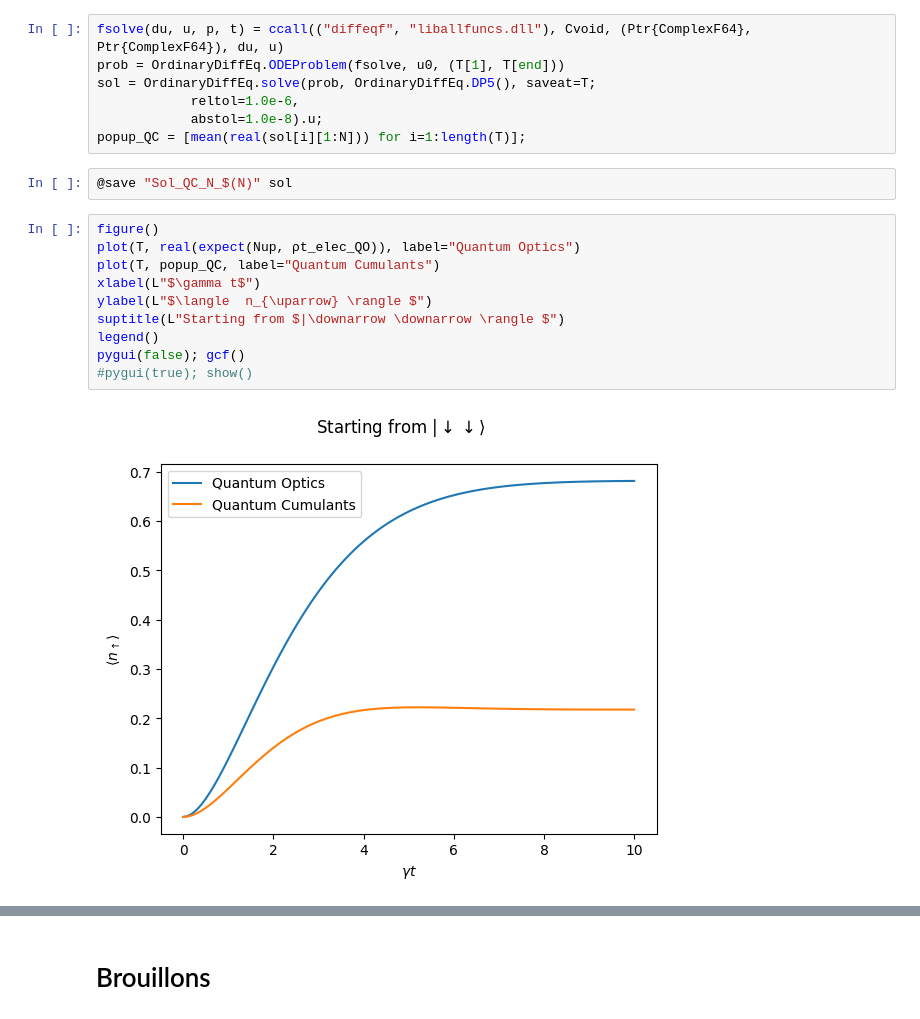
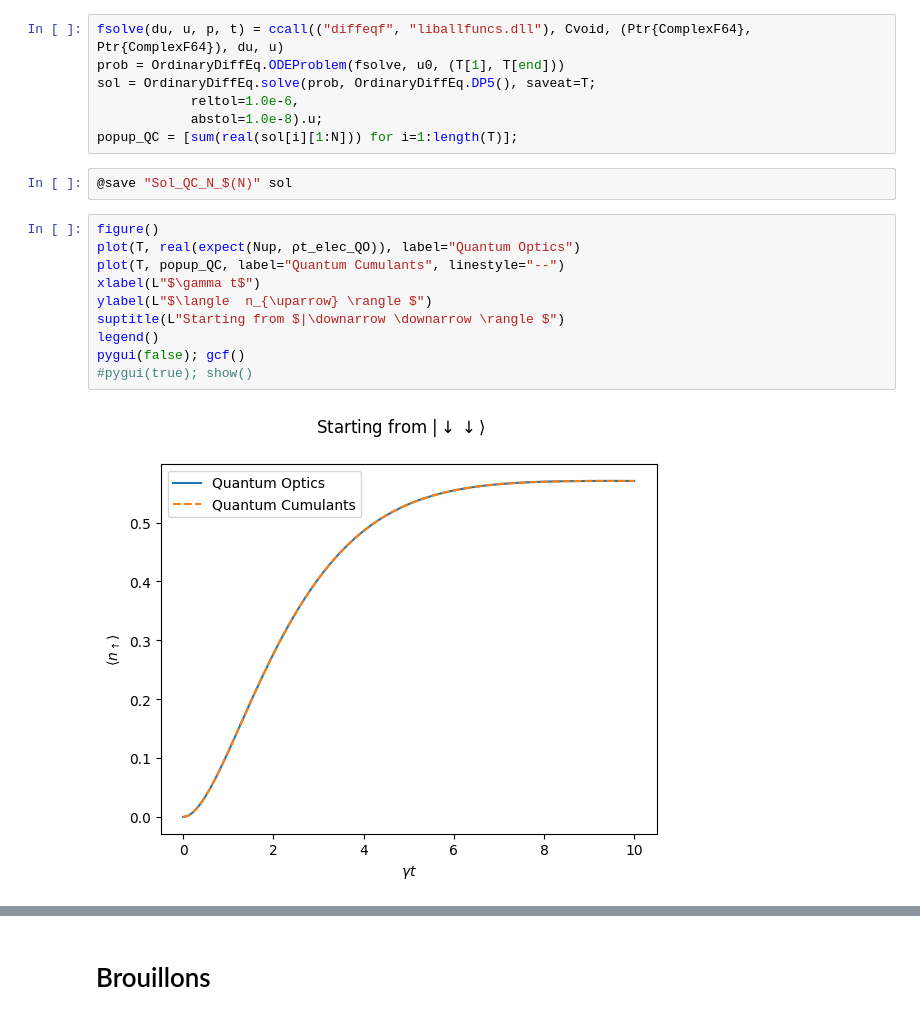
Before and after one commit to DolbeaultRemy/SR_droplets, a Jupyter notebook: QuantumCumulants/Model2/Comparison_QC_QO/8_atoms/Comparison_QC_QO.ipynb, the cells around one changed output, grey strips where cells are left out. Cells and saved outputs as stored; diff of their text form.

```diff
--- a/QuantumCumulants/Model2/Comparison_QC_QO/8_atoms/Comparison_QC_QO.ipynb
+++ b/QuantumCumulants/Model2/Comparison_QC_QO/8_atoms/Comparison_QC_QO.ipynb
@@ -130,18 +130,18 @@ prob = OrdinaryDiffEq.ODEProblem(fsolve, u0, (T[1], T[end]))
 sol = OrdinaryDiffEq.solve(prob, OrdinaryDiffEq.DP5(), saveat=T;
             reltol=1.0e-6,
             abstol=1.0e-8).u;
-popup_QC = [mean(real(sol[i][1:N])) for i=1:length(T)];
+popup_QC = [sum(real(sol[i][1:N])) for i=1:length(T)];
 # %%
 @save "Sol_QC_N_$(N)" sol
 # %%
 figure()
 plot(T, real(expect(Nup, ρt_elec_QO)), label="Quantum Optics")
-plot(T, popup_QC, label="Quantum Cumulants")
+plot(T, popup_QC, label="Quantum Cumulants", linestyle="--")
 xlabel(L"$\gamma t$")
 ylabel(L"$\langle  n_{\uparrow} \rangle $")
 suptitle(L"Starting from $|\downarrow \downarrow \rangle $")
 legend()
 pygui(false); gcf()
 #pygui(true); show()
 # %% [output]
-[figure, old version]
+[figure, new version]
```
Also changed, not shown: parts of 2 cells of this notebook, 5 other files.
